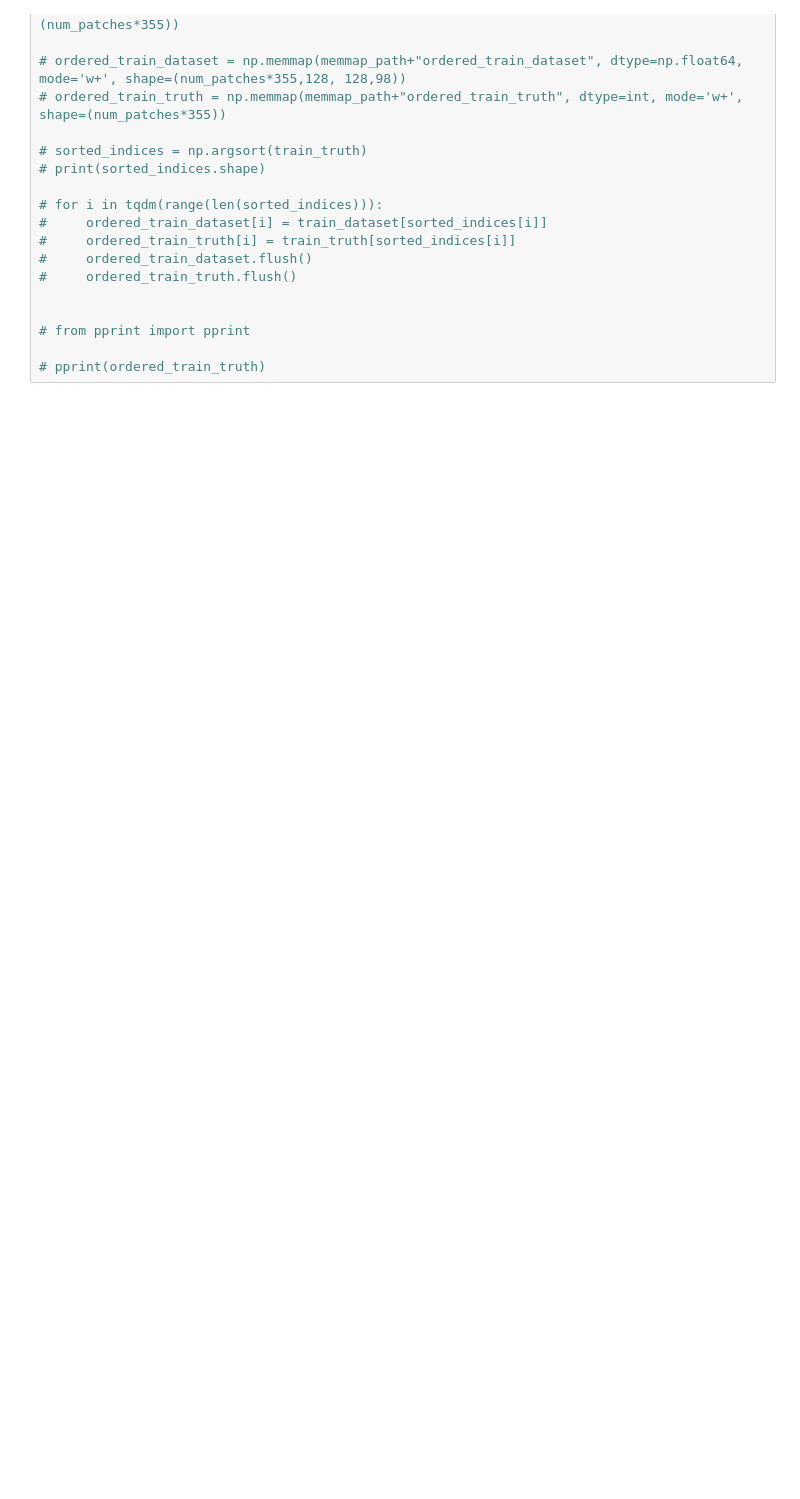
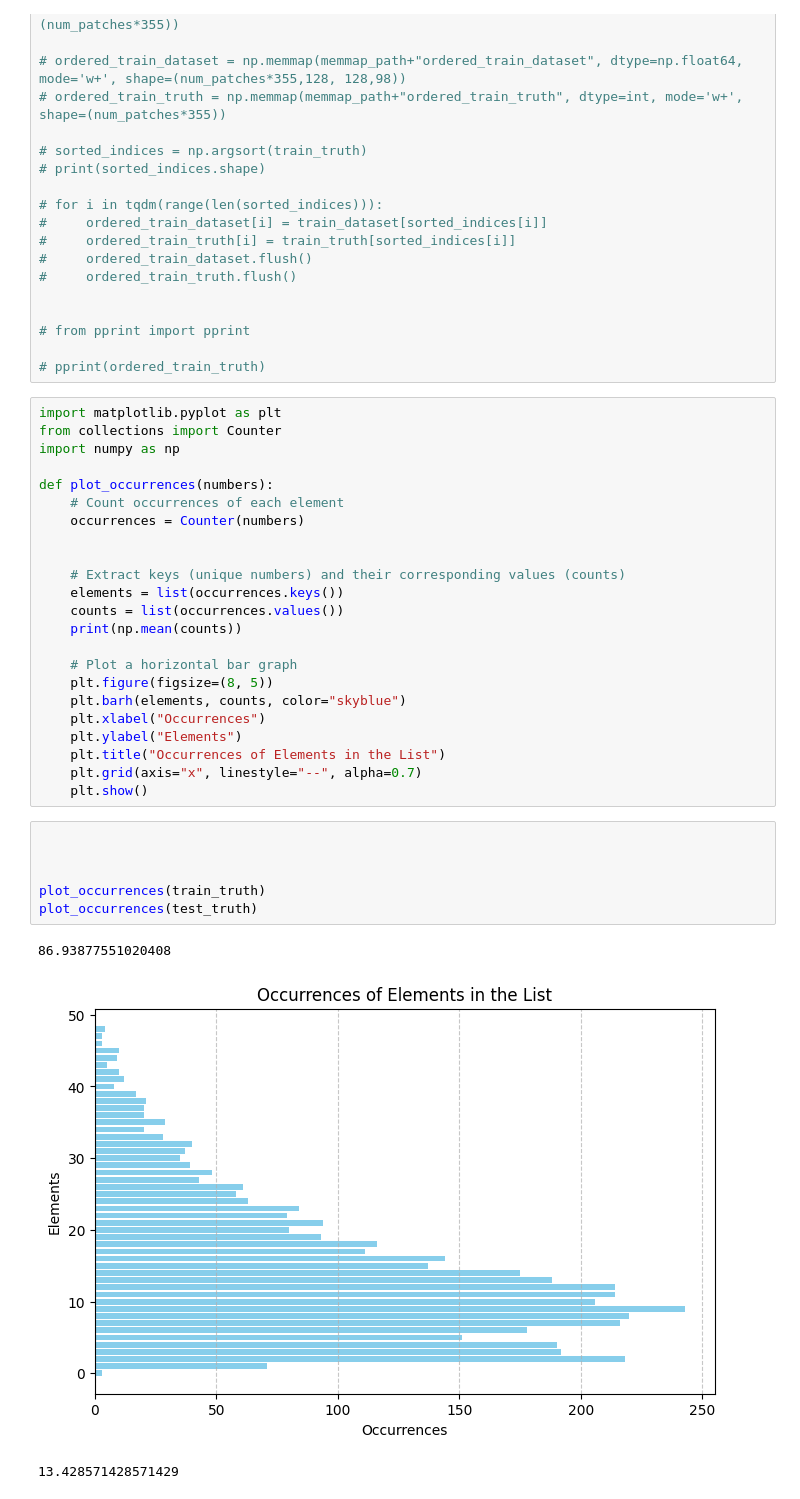
Before and after one commit to Blaze-Leo/Learning-to-Autofocus, a Jupyter notebook: Code/create_dataset.ipynb, the cells around one changed output. Cells and saved outputs as stored; diff of their text form; blank space fills up the shorter version.

```diff
--- a/Code/create_dataset.ipynb
+++ b/Code/create_dataset.ipynb
@@ -388,3 +397,36 @@ pprint(train_truth_one_hot.shape)
 # from pprint import pprint
 
 # pprint(ordered_train_truth)
+# %%
+import matplotlib.pyplot as plt
+from collections import Counter
+import numpy as np
+
+def plot_occurrences(numbers):
+    # Count occurrences of each element
+    occurrences = Counter(numbers)
+
+
+    # Extract keys (unique numbers) and their corresponding values (counts)
+    elements = list(occurrences.keys())
+    counts = list(occurrences.values())
+    print(np.mean(counts))
+
+    # Plot a horizontal bar graph
+    plt.figure(figsize=(8, 5))
+    plt.barh(elements, counts, color="skyblue")
+    plt.xlabel("Occurrences")
+    plt.ylabel("Elements")
+    plt.title("Occurrences of Elements in the List")
+    plt.grid(axis="x", linestyle="--", alpha=0.7)
+    plt.show()
+# %%
+
+
+
+plot_occurrences(train_truth)
+plot_occurrences(test_truth)
+# %% [output]
+86.93877551020408
+[figure, added]
+13.428571428571429
```
Also changed, not shown: parts of 8 cells of this notebook, 6 other files.
